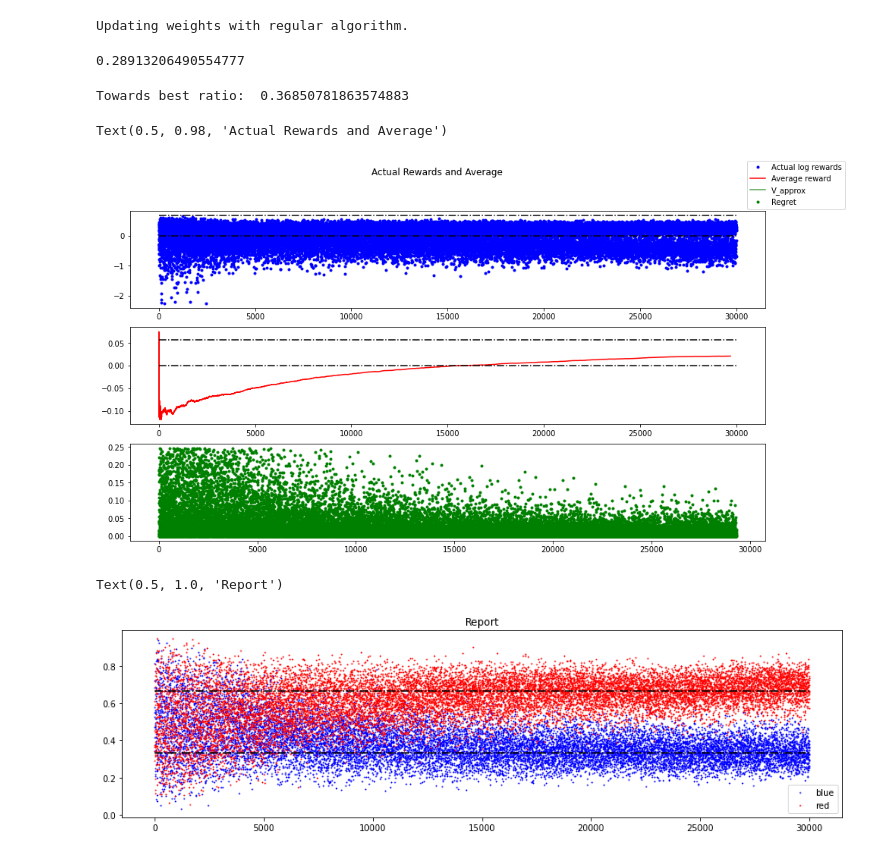
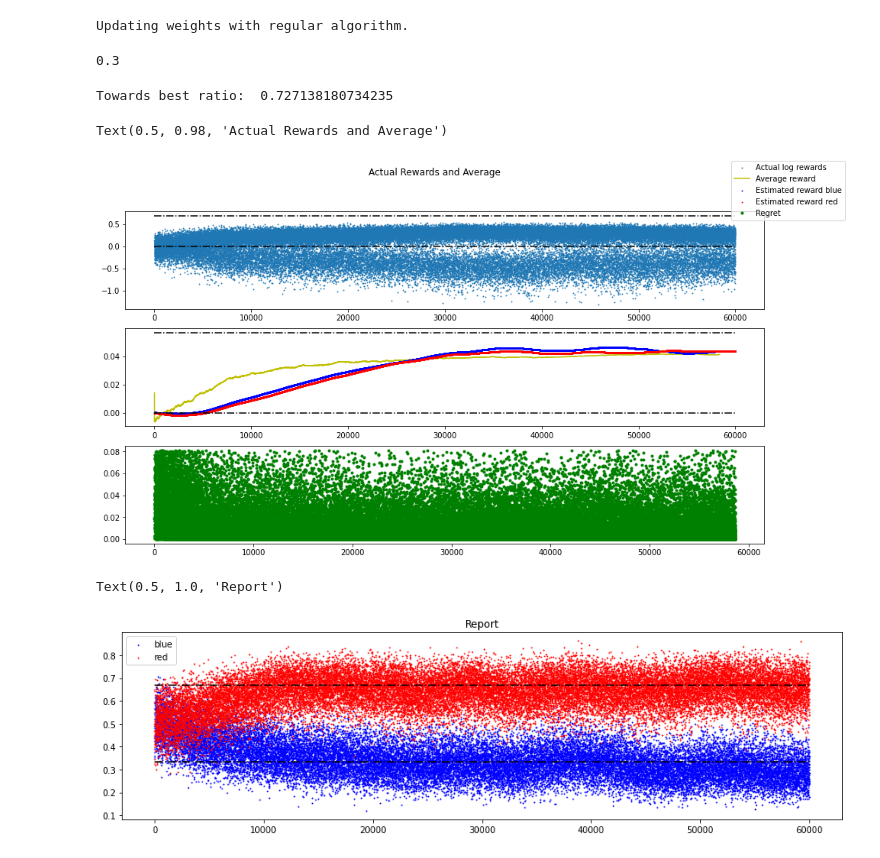
Before and after one commit to realwenlongwang/contexutal-bandits-with-peer-prediction-for-decision-making, a Jupyter notebook: Stochastic_Gradient_Bandit_with_Continous_Action_Space.ipynb, the cells around one changed output. Drawn from its saved outputs; the diff is of its cells as text; code cells hidden in the pictures.

```diff
--- a/Stochastic_Gradient_Bandit_with_Continous_Action_Space.ipynb
+++ b/Stochastic_Gradient_Bandit_with_Continous_Action_Space.ipynb
@@ -13,16 +13,16 @@ from PolicyGradientAgent import StochasticGradientAgent
 from Environment import PredictionMarket, Bucket, one_hot_encode, bucket_colour_to_num, not_outlier
 # %%
 learning_rate_theta = 1e-3
-learning_rate_wv = 0 #1e-4
+learning_rate_wv = 1e-4
 memory_size = 2**12
 batch_size = 2**12
-training_episodes = 30000
+training_episodes = 30000 * 2
 decay_rate = 0
 beta1 = 0.9
 beta2 = 0.9999
 # Algorithm: adam, momentum, regular
 algorithm = 'regular'
-learning_std = True
+learning_std = False
 fixed_std = 0.3
 # Bucket parameters
 prior_red = 0.5
@@ -106,7 +106,7 @@ for t in tnrange(training_episodes):
 
     v = agent.store_experience(x, h, mean, std, R, t)
 
-    reward_history_list.append([R, average_reward, v])
+    reward_history_list.append([R, average_reward, v, signal])
     try:
         grad_mean, grad_std, v_dw_mean_corrected, v_dw_std_corrected, \
         s_dw_mean_corrected, s_dw_std_corrected = agent.batch_update(t, algorithm= algorithm)
@@ -149,7 +149,8 @@ for t in tnrange(training_episodes):
 # %% [output]
 Updating weights with regular algorithm.
 # %%
-reward_history = np.array(reward_history_list)
+# reward_history = np.array(reward_history_list)
+reward_history_df = pd.DataFrame(reward_history_list, columns=['actual_reward', 'average_reward', 'estimated_reward', 'signal'])
 regret_history = np.array(regret_history_list)
 
 mean_weights_history = np.array(mean_weights_history_list)
@@ -177,34 +178,35 @@ std_history_df = pd.DataFrame(std_history_list, columns=['std', 'signal'])
 # %%
 std
 # %% [output]
-0.28913206490554777
+0.3
 # %%
 theoretical_best = 2/3*(np.log(2/3)-np.log(1/2)) + 1/3*(np.log(1/3)-np.log(1/2))
-empirical_best = np.mean(reward_history[-100:, 1])
+empirical_best = reward_history_df.iloc[-100:, 1].mean()
 print('Towards best ratio: ', empirical_best/ theoretical_best)
 fig, axs = plt.subplots(3, figsize=(15, 8))
-axs[0].plot(reward_history[:, 0], 'b.',label = 'Actual log rewards', zorder=-100)
-axs[1].plot(not_outlier(reward_history[:, 1]), 'r',zorder= -99, label = 'Average reward')
+axs[0].scatter(x=reward_history_df.index, y=reward_history_df['actual_reward'],label = 'Actual log rewards', marker='.', s=3)
+axs[1].plot(not_outlier(reward_history[:, 1]), 'y',zorder= -99, label = 'Average reward')
 axs[2].plot(not_outlier(regret_history), 'g.',label='Regret')
 axs[0].hlines(y=np.log(2), xmin=0, xmax=reward_history.shape[0], colors='black', linestyles='dashdot')
 axs[0].hlines(y=0.0, xmin=0, xmax=reward_history.shape[0] , colors='black', linestyles='dashdot')
 axs[1].hlines(y=0.0, xmin=0, xmax=reward_history.shape[0] , colors='black', linestyles='dashdot')
-axs[1].plot(not_outlier(reward_history[:, 2]),'g', zorder= -98, label = 'V_approx', alpha = 0.7)
+for signal, df in reward_history_df.reset_index().groupby('signal'):
+    axs[1].scatter(x=df['index'], y=df['estimated_reward'], label='Estimated reward ' + signal, marker='.', c=signal, s=3)
 axs[1].hlines(y=theoretical_best, xmin=0, xmax=reward_history.shape[0] , colors='black', linestyles='dashdot')
 fig.legend()
 fig.suptitle('Actual Rewards and Average')
 # %% [output]
-Towards best ratio:  0.36850781863574883
+Towards best ratio:  0.727138180734235
 Text(0.5, 0.98, 'Actual Rewards and Average')
-[figure, old version]
+[figure, new version]
 # %%
 fig, ax = plt.subplots(figsize=(15, 4))
 for signal, df in report_history_df.reset_index().groupby('signal'):
     ax.scatter(x=df['index'], y=df['report'], label=signal, marker='.', c=signal, s=3)
-ax.hlines(y=2/3, xmin=0, xmax=len(report_history), colors='black', linestyles='dashdot')
-ax.hlines(y=1/3, xmin=0, xmax=len(report_history) , colors='black', linestyles='dashdot')
+ax.hlines(y=2/3, xmin=0, xmax=len(report_history_df), colors='black', linestyles='dashdot')
+ax.hlines(y=1/3, xmin=0, xmax=len(report_history_df) , colors='black', linestyles='dashdot')
 ax.legend()
 plt.title('Report')
 # %% [output]
 Text(0.5, 1.0, 'Report')
-[figure, old version]
+[figure, new version]
```
Also changed, not shown: parts of 26 cells of this notebook, 2 other files.
